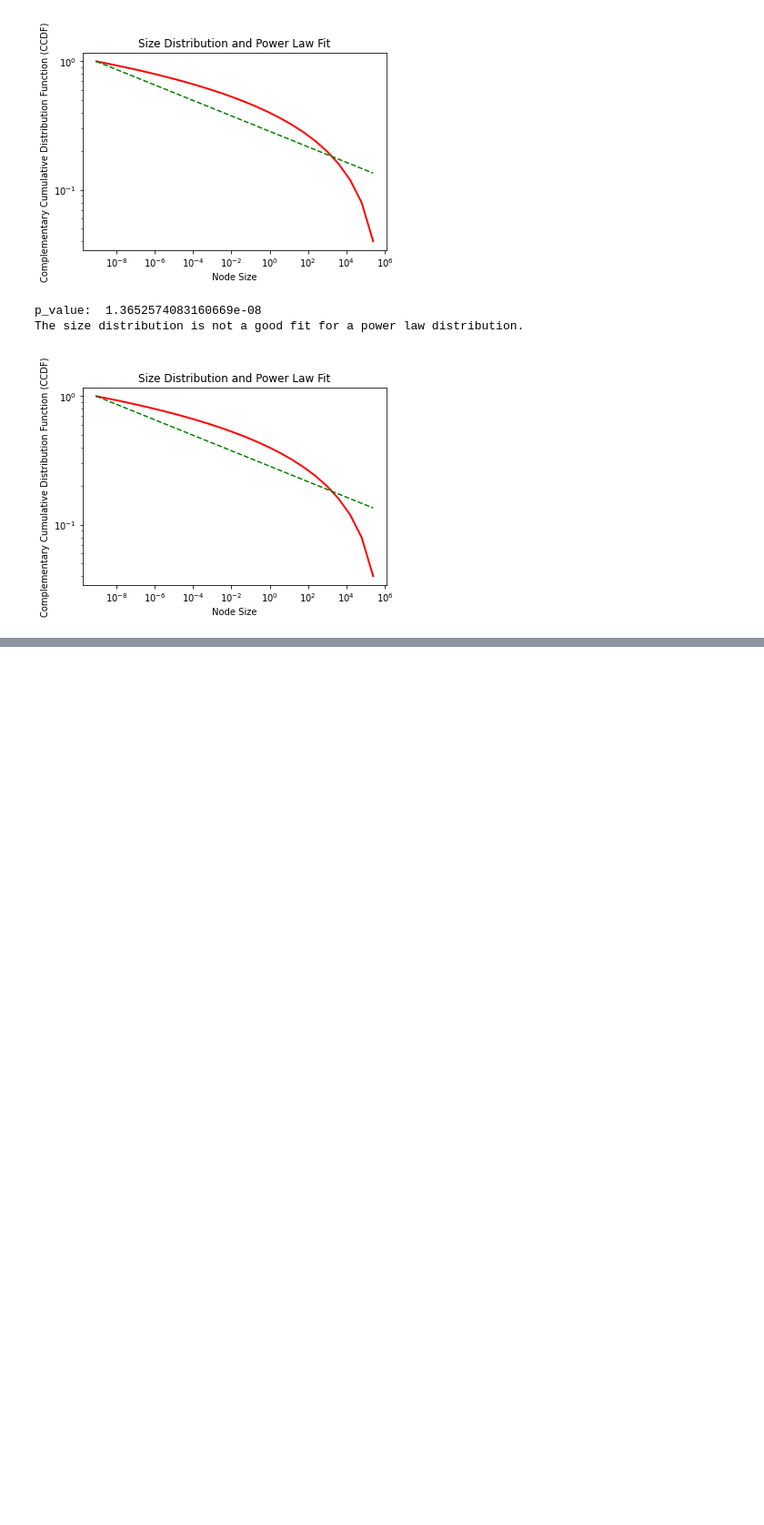
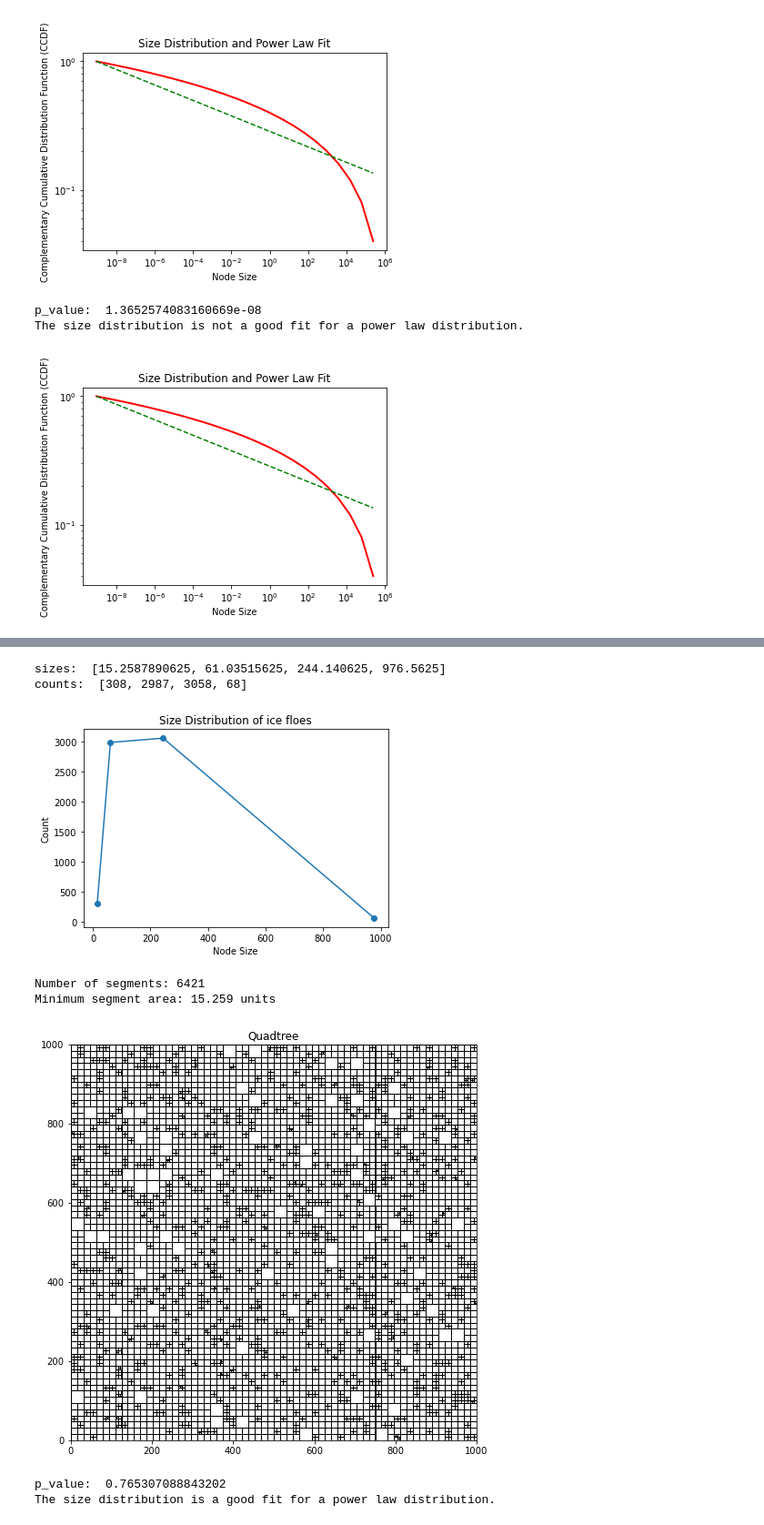
Before and after one commit to Marissa-working/Ice-Floe-Research, a Jupyter notebook: quadtreee.ipynb, the cells around one changed output, grey strips where cells are left out. Shown: that part at 91% size. Drawn from its saved outputs; the diff is of its cells as text; code cells hidden in the pictures; blank space fills up the shorter version.

```diff
--- a/quadtreee.ipynb
+++ b/quadtreee.ipynb
@@ -487,0 +445,13 @@ The size distribution is a good fit for a power law distribution.
+# %%
+quard_size_proportion2 = split_weld_simulate_size2(0.342,0.3,5)
+size_distribution = find_size(quard_size_proportion2.root)
+check_power_law_distribution(size_distribution)
+# %% [output]
+sizes:  [15.2587890625, 61.03515625, 244.140625, 976.5625]
+counts:  [308, 2987, 3058, 68]
+[figure, added]
+Number of segments: 6421
+Minimum segment area: 15.259 units
+[figure, added]
+p_value:  0.765307088843202
+The size distribution is a good fit for a power law distribution.
```
Also changed, not shown: parts of 40 cells of this notebook.
